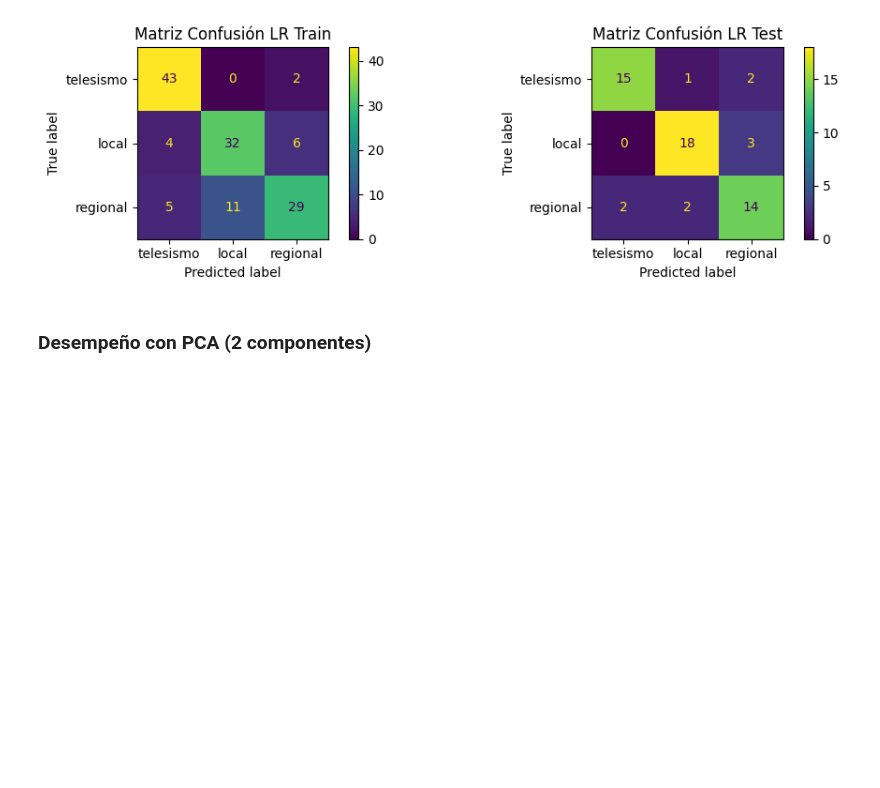
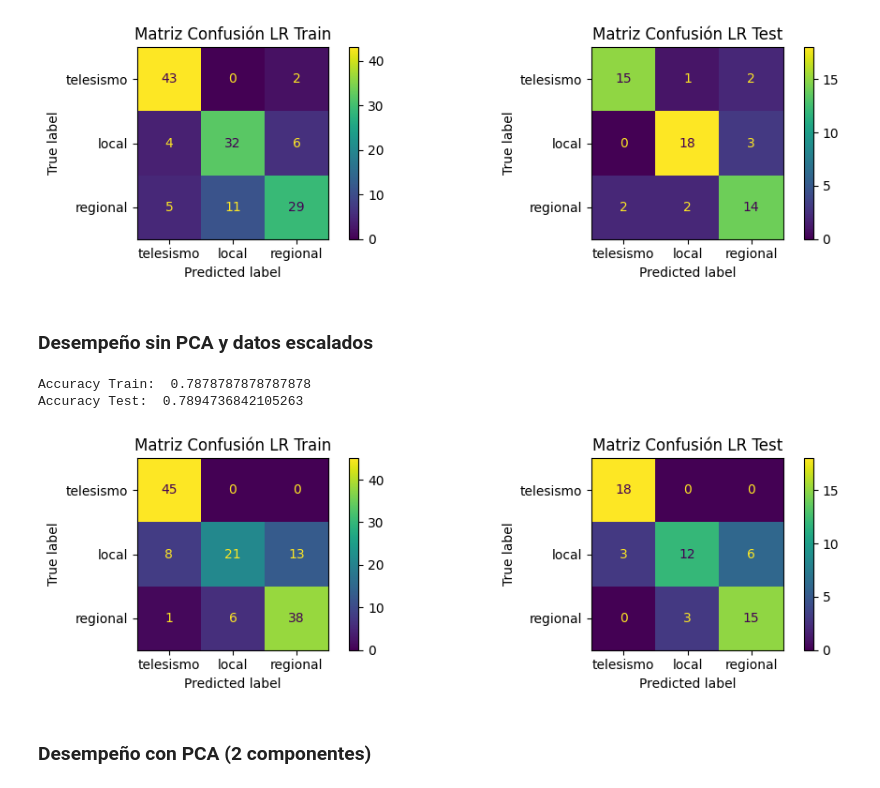
Before and after one commit to LuisOchoaM/MiniProyecto2_TS3, a Jupyter notebook: MiniProyecto2.ipynb, the cells around one changed output. Drawn from its saved outputs; the diff is of its cells as text; code cells hidden in the pictures; blank space fills up the shorter version.

```diff
--- a/MiniProyecto2.ipynb
+++ b/MiniProyecto2.ipynb
@@ -359,6 +367,14 @@ Bayessian_Clasication(X,Y)
 Accuracy Train:  0.7878787878787878
 Accuracy Test:  0.8245614035087719
 [figure]
+# %% [markdown]
+### Desempeño sin PCA y datos escalados
+# %%
+Bayessian_Clasication(Xscaled,Y)
+# %% [output]
+Accuracy Train:  0.7878787878787878
+Accuracy Test:  0.7894736842105263
+[figure, added]
 # %% [markdown]
 ### Desempeño con PCA (2 componentes)
 # %%
```
Also changed, not shown: parts of 14 cells of this notebook.
